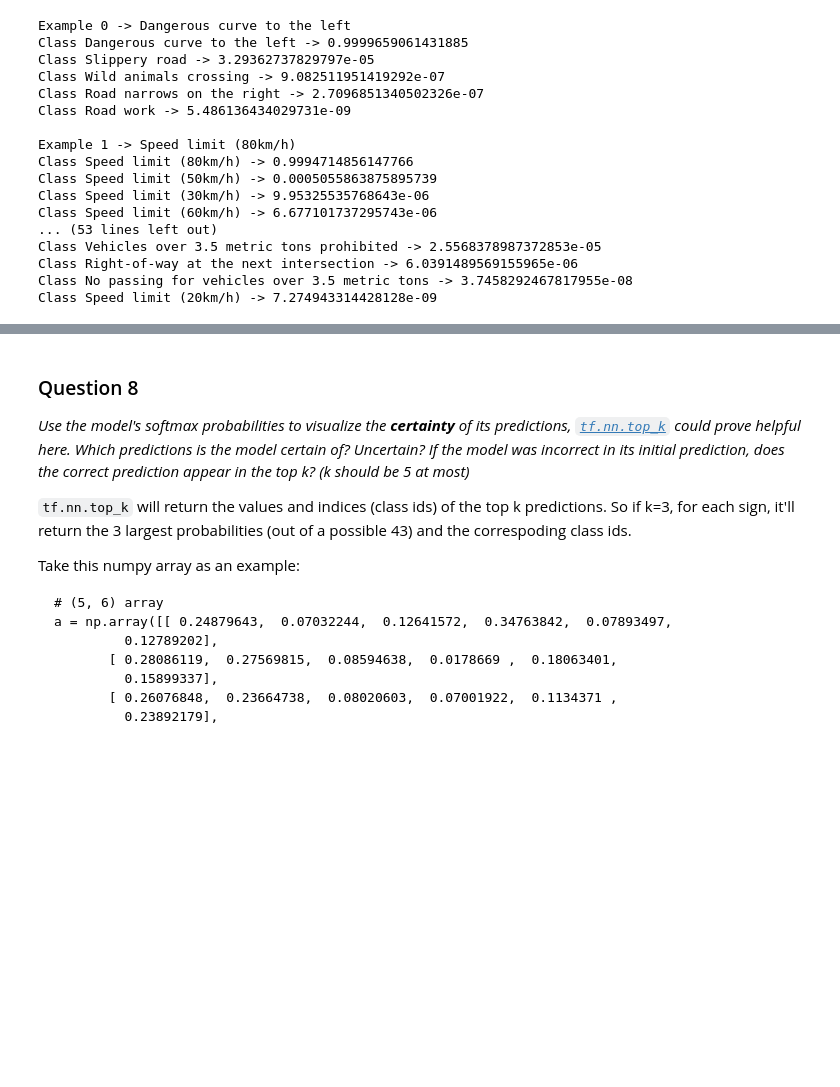
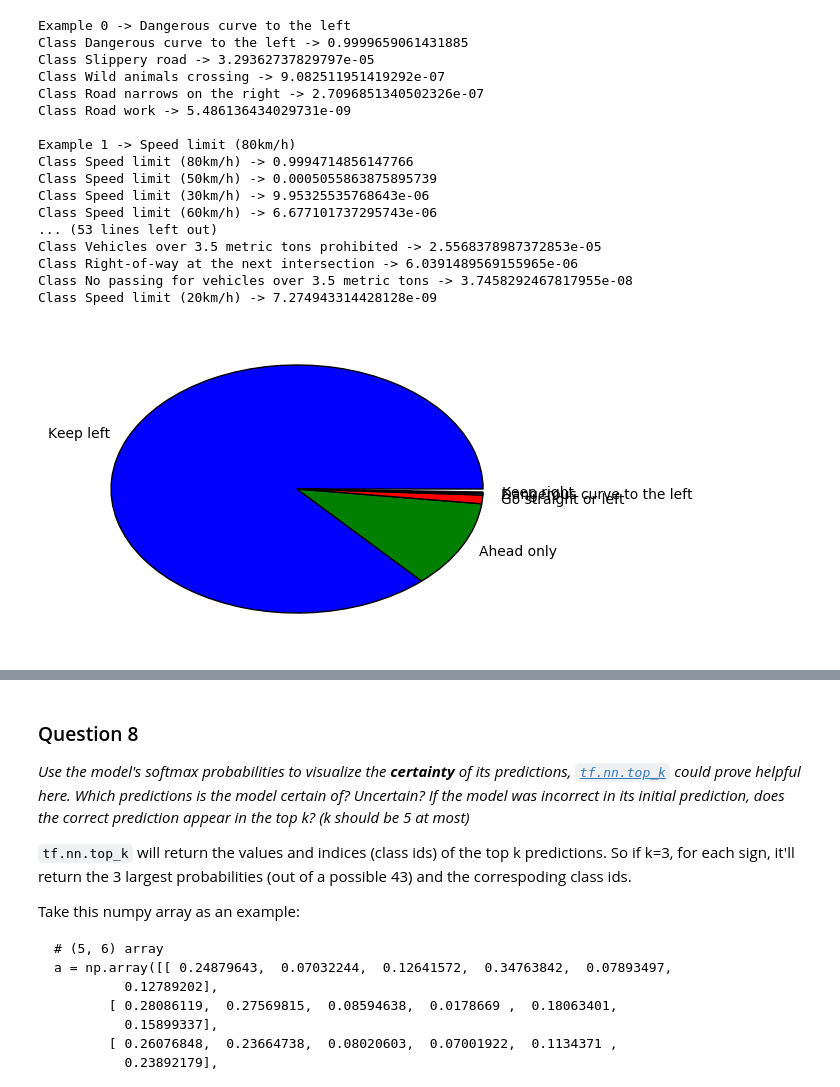
Before and after one commit to hristo-vrigazov/traffic-signs, a Jupyter notebook: Traffic_Sign_Classifier.ipynb, the cells around one changed output, grey strips where cells are left out. Drawn from its saved outputs; the diff is of its cells as text; code cells hidden in the pictures; blank space fills up the shorter version.

Commit message:
Added pie chart

```diff
--- a/Traffic_Sign_Classifier.ipynb
+++ b/Traffic_Sign_Classifier.ipynb
@@ -631,3 +631,10 @@ Class Vehicles over 3.5 metric tons prohibited -> 2.5568378987372853e-05
 Class Right-of-way at the next intersection -> 6.0391489569155965e-06
 Class No passing for vehicles over 3.5 metric tons -> 3.7458292467817955e-08
 Class Speed limit (20km/h) -> 7.274943314428128e-09
+# %%
+predictions = top_5_predictions[4]
+classes = list(map(get_meaningful_class_name, top_5_indices[4]))
+plt.pie(predictions, labels=classes)
+plt.show()
+# %% [output]
+[figure, added]
```
Also changed, not shown: parts of 1 cell of this notebook.
